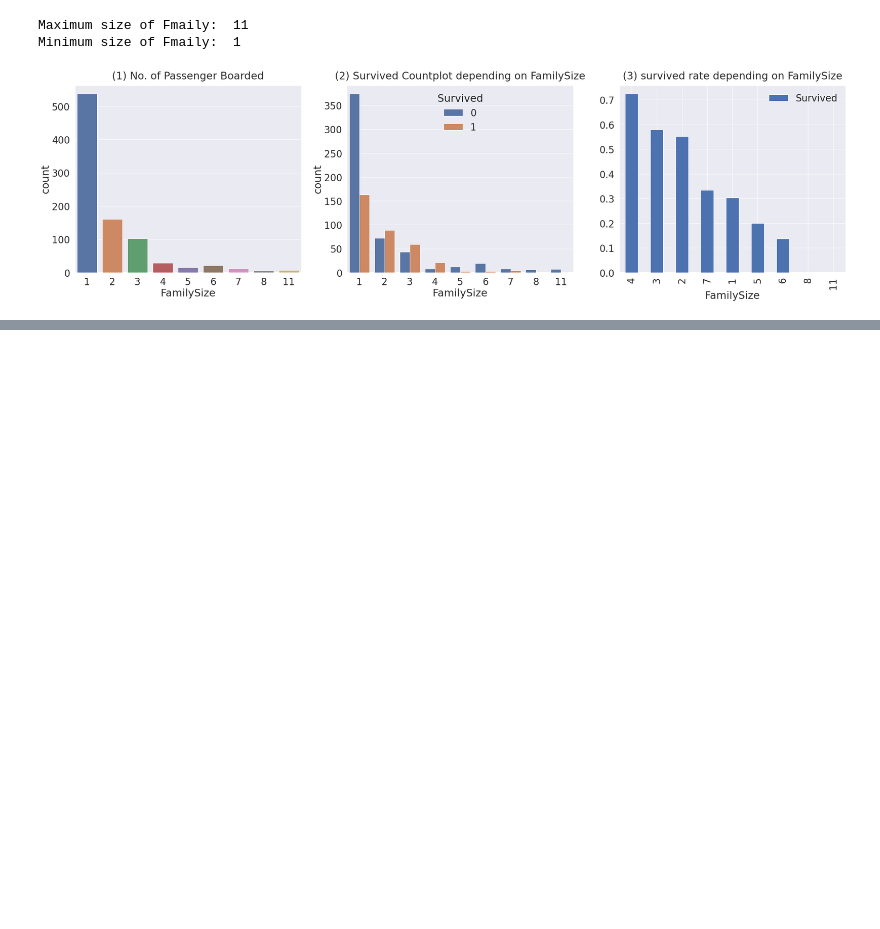
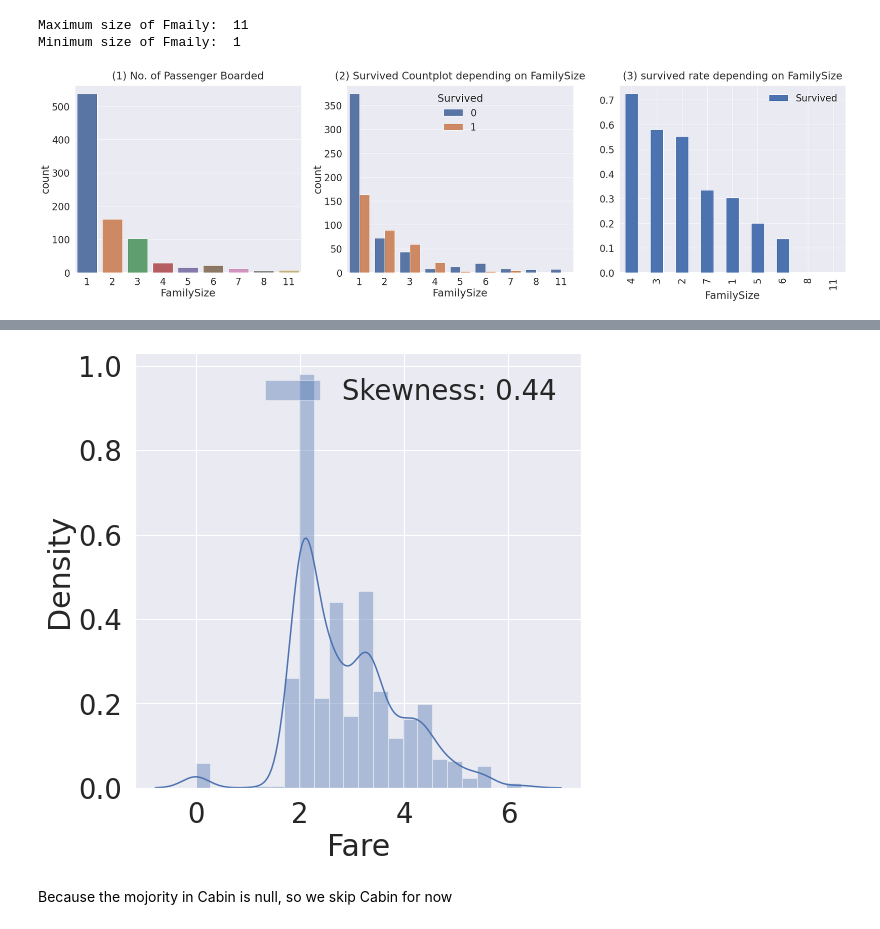
Before and after one commit to ychoi1001/Kaggle, a Jupyter notebook: titanic-data-science.ipynb, the cells around one changed output, grey strips where cells are left out. Saved outputs shown, nothing was run; the diff lists cells and outputs as text; code cells hidden in the pictures; blank space fills up the shorter version.

```diff
--- a/titanic-data-science.ipynb
+++ b/titanic-data-science.ipynb
@@ -445,0 +454,10 @@ plt.show()
+# %%
+df_train['Fare'] = df_train['Fare'].map(lambda i: np.log(i) if i>0 else 0)
+# %%
+fig, ax = plt.subplots(1, 1, figsize=(8,8))
+g = sns.distplot(df_train['Fare'], color='b', label='Skewness: {:.2f}'.format(df_train['Fare'].skew()), ax=ax)
+g = g.legend(loc='best')
+# %% [output]
+[figure, added]
+# %% [markdown]
+Because the mojority in Cabin is null, so we skip Cabin for now
```
Also changed, not shown: parts of 4 cells of this notebook.
